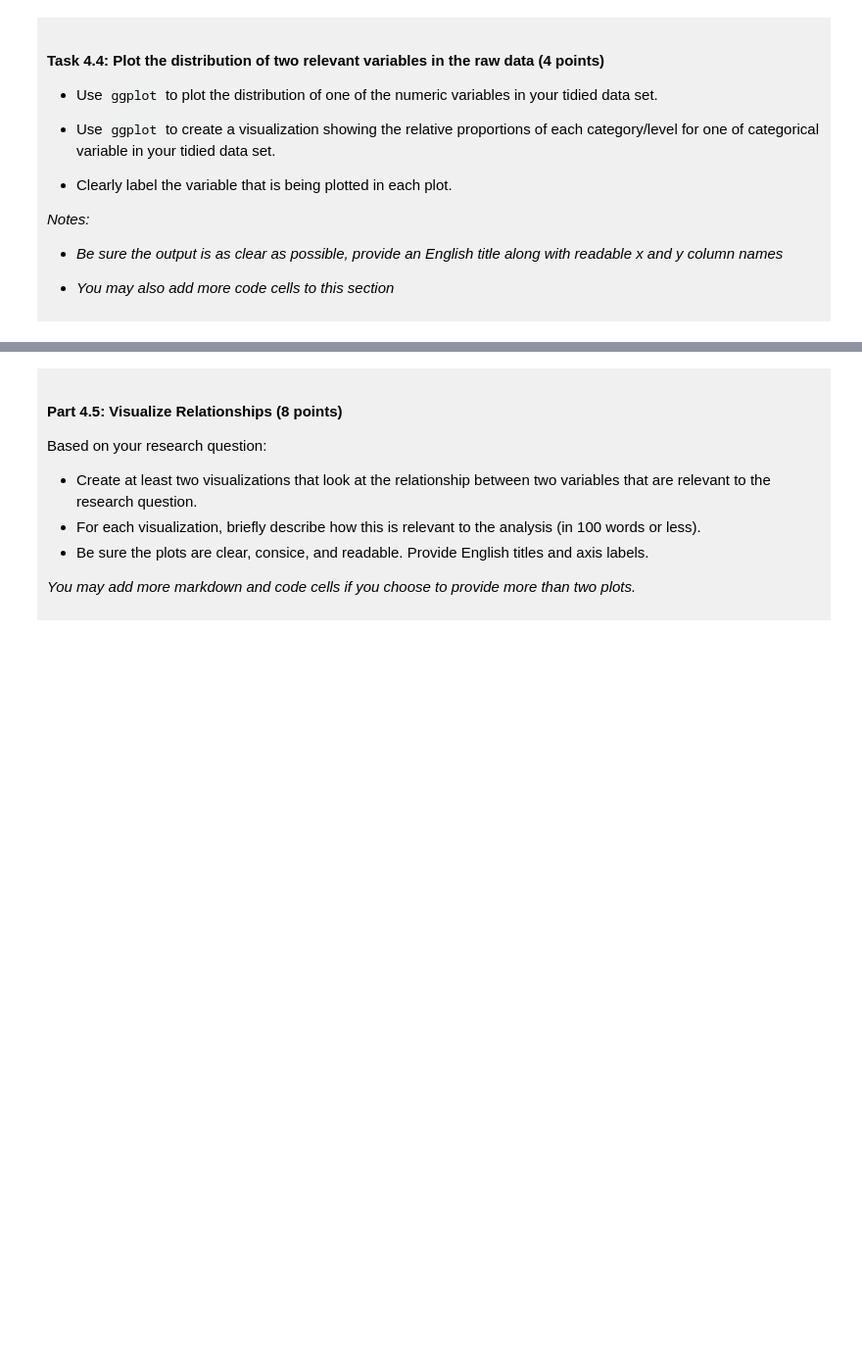
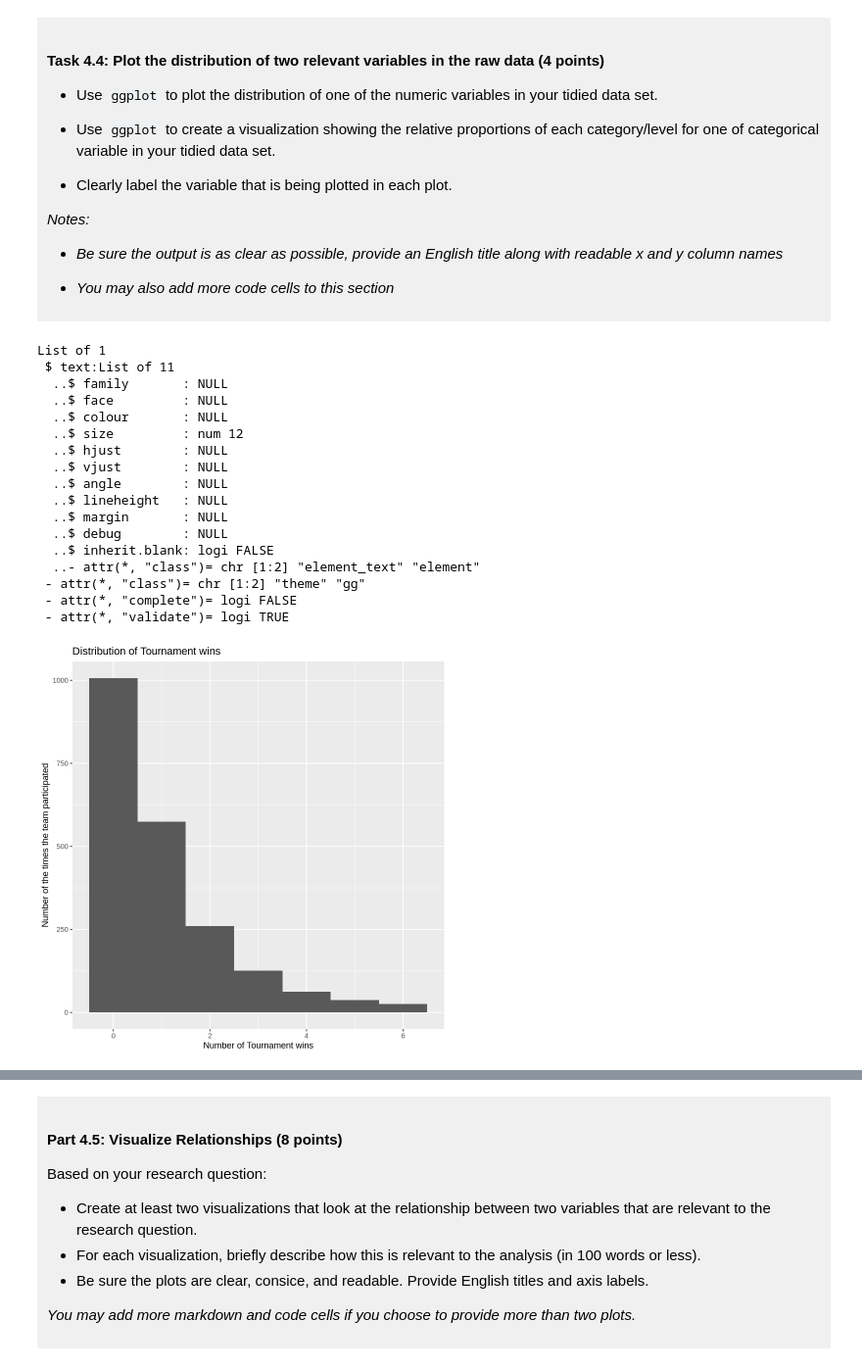
Before and after one commit to Mahdis-Rezaei1380/dsci-100-project-Mahdis-RezaeiTamijani, a Jupyter notebook: dsci-100-project-notebook.ipynb, the cells around one changed output, grey strips where cells are left out. Shown at 98% size. Saved outputs shown, nothing was run; the diff lists cells and outputs as text; code cells hidden in the pictures; blank space fills up the shorter version.

```diff
--- a/dsci-100-project-notebook.ipynb
+++ b/dsci-100-project-notebook.ipynb
@@ -294,5 +376,34 @@ You will refine your research question (if needed) and produce a tidy data set.
 </div>
 # %%
 ### EDIT THIS CODE CELL FOR PLOT 1 ###
+plot1 <- ggplot(tidy_data, aes(x = tourney_wins)) +
+  geom_histogram(binwidth=1, boundary=-0.5) +
+ #decided to use histogram because the question is asking for distribution
+  labs(
+      title ="Distribution of Tournament wins",
+      x = "Number of Tournament wins",
+      y="Number of the times the team participated"
+  )
+  theme(text = element_text(size = 12))
+plot1
+# %% [output]
+List of 1
+ $ text:List of 11
+  ..$ family       : NULL
+  ..$ face         : NULL
+  ..$ colour       : NULL
+  ..$ size         : num 12
+  ..$ hjust        : NULL
+  ..$ vjust        : NULL
+  ..$ angle        : NULL
+  ..$ lineheight   : NULL
+  ..$ margin       : NULL
+  ..$ debug        : NULL
+  ..$ inherit.blank: logi FALSE
+  ..- attr(*, "class")= chr [1:2] "element_text" "element"
+ - attr(*, "class")= chr [1:2] "theme" "gg"
+ - attr(*, "complete")= logi FALSE
+ - attr(*, "validate")= logi TRUE
+[figure, added]
 # %%
 ### EDIT THIS CODE CELL FOR PLOT 2 ###
```
Also changed, not shown: parts of 7 cells of this notebook.
